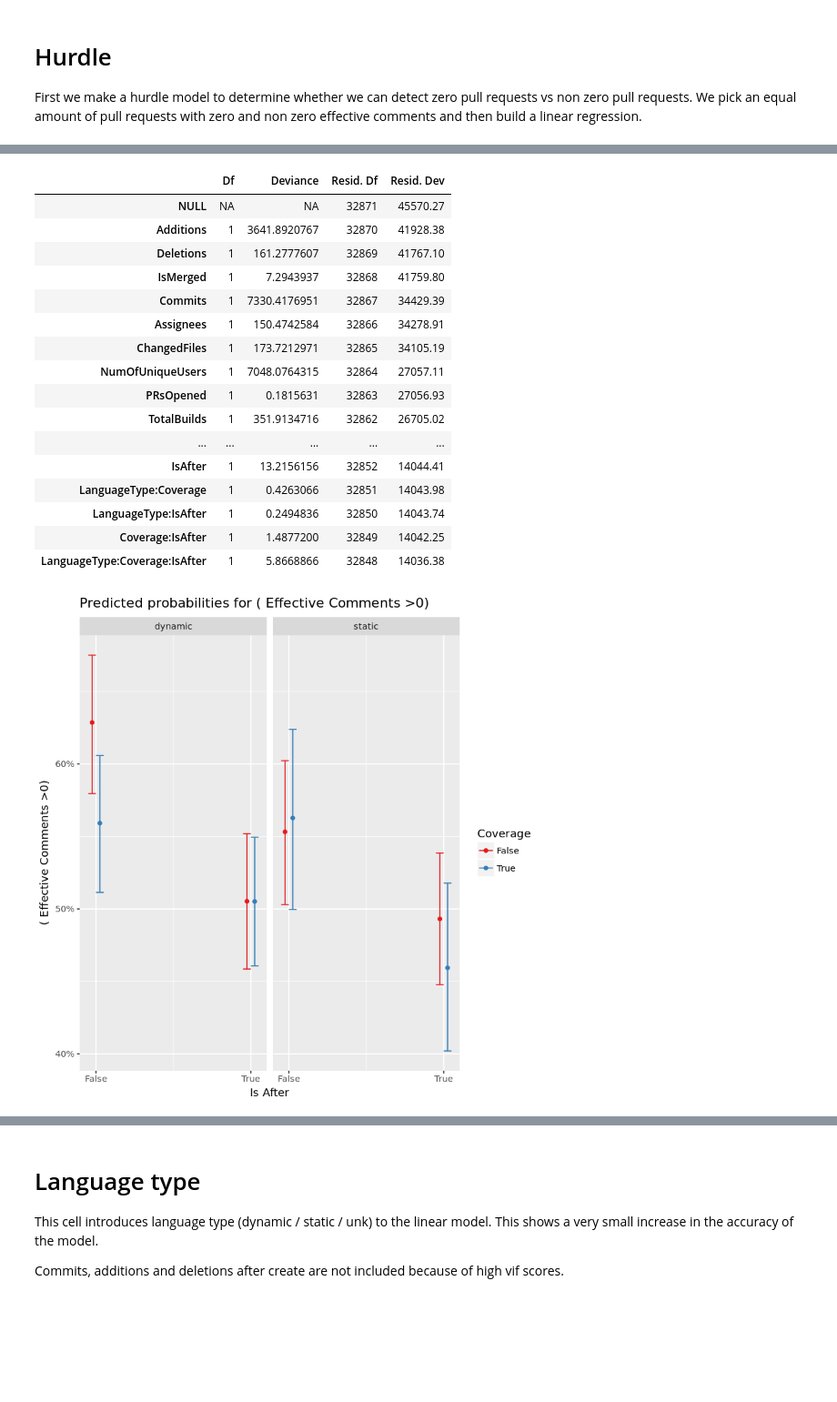
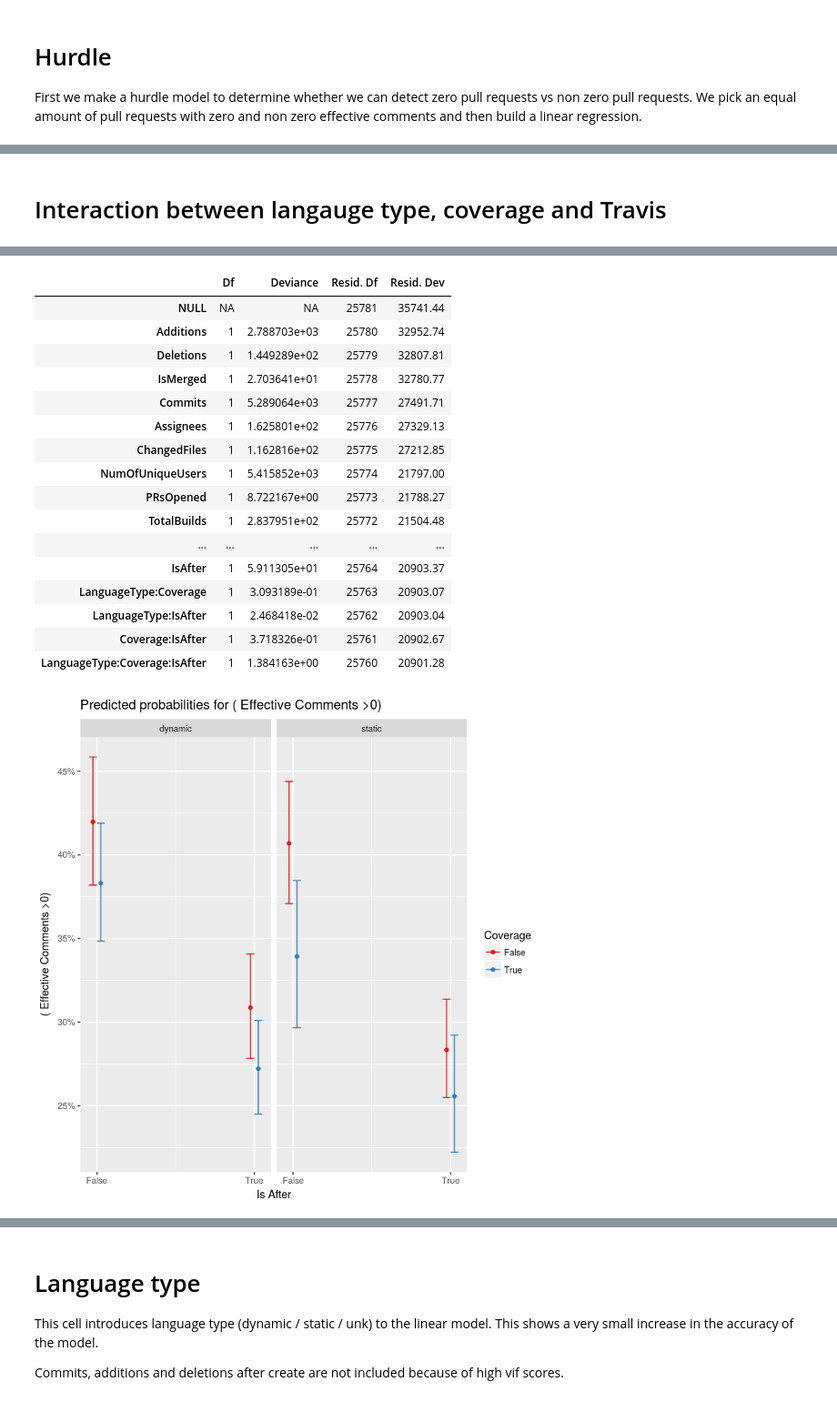
Before and after one commit to TheDutchDevil/code_reviews, a Jupyter notebook: analysis/effective_comments_models.ipynb, the cells around one changed output, grey strips where cells are left out. Shown: that part at 91% size. Drawn from its saved outputs; the diff is of its cells as text; code cells hidden in the pictures; blank space fills up the shorter version.

```diff
--- a/analysis/effective_comments_models.ipynb
+++ b/analysis/effective_comments_models.ipynb
@@ -641,3 +633,5 @@ PrOpenedDaysAfterProjectStart                  FromOutsider
+# %% [markdown]
+# Interaction between langauge type, coverage and Travis
 # %%
 hurdleModelInteractionLanguageCoverage = glm((EffectiveComments > 0) ~
             Additions +
@@ -652,12 +646,7 @@ hurdleModelInteractionLanguageCoverage = glm((EffectiveComments > 0) ~
             NewContributor +
             PrOpenedDaysAfterProjectStart +
             FromOutsider +
-            #TotalReviewComments +
-            TotalReviewCommentThreads +
             GeneralComments +
-            CommitsAfterCreate +
-            #AdditionsAfterCreate +
-            #DeletionsAfterCreate +
             Linter +
             LanguageType *
             Coverage*
@@ -710,18 +699,18 @@ LanguageType:Coverage:IsAfter
 |  | Df | Deviance | Resid. Df | Resid. Dev |
-| NULL | NA | NA | 32871 | 45570.27 |
-| Additions | 1 | 3641.8920767 | 32870 | 41928.38 |
-| Deletions | 1 | 161.2777607 | 32869 | 41767.10 |
-| IsMerged | 1 | 7.2943937 | 32868 | 41759.80 |
-| Commits | 1 | 7330.4176951 | 32867 | 34429.39 |
-| Assignees | 1 | 150.4742584 | 32866 | 34278.91 |
-| ChangedFiles | 1 | 173.7212971 | 32865 | 34105.19 |
-| NumOfUniqueUsers | 1 | 7048.0764315 | 32864 | 27057.11 |
-| PRsOpened | 1 | 0.1815631 | 32863 | 27056.93 |
-| TotalBuilds | 1 | 351.9134716 | 32862 | 26705.02 |
+| NULL | NA | NA | 25781 | 35741.44 |
+| Additions | 1 | 2.788703e+03 | 25780 | 32952.74 |
+| Deletions | 1 | 1.449289e+02 | 25779 | 32807.81 |
+| IsMerged | 1 | 2.703641e+01 | 25778 | 32780.77 |
+| Commits | 1 | 5.289064e+03 | 25777 | 27491.71 |
+| Assignees | 1 | 1.625801e+02 | 25776 | 27329.13 |
+| ChangedFiles | 1 | 1.162816e+02 | 25775 | 27212.85 |
+| NumOfUniqueUsers | 1 | 5.415852e+03 | 25774 | 21797.00 |
+| PRsOpened | 1 | 8.722167e+00 | 25773 | 21788.27 |
+| TotalBuilds | 1 | 2.837951e+02 | 25772 | 21504.48 |
 | ... | ... | ... | ... | ... |
-| IsAfter | 1 | 13.2156156 | 32852 | 14044.41 |
-| LanguageType:Coverage | 1 | 0.4263066 | 32851 | 14043.98 |
-| LanguageType:IsAfter | 1 | 0.2494836 | 32850 | 14043.74 |
-| Coverage:IsAfter | 1 | 1.4877200 | 32849 | 14042.25 |
-| LanguageType:Coverage:IsAfter | 1 | 5.8668866 | 32848 | 14036.38 |
+| IsAfter | 1 | 5.911305e+01 | 25764 | 20903.37 |
+| LanguageType:Coverage | 1 | 3.093189e-01 | 25763 | 20903.07 |
+| LanguageType:IsAfter | 1 | 2.468418e-02 | 25762 | 20903.04 |
+| Coverage:IsAfter | 1 | 3.718326e-01 | 25761 | 20902.67 |
+| LanguageType:Coverage:IsAfter | 1 | 1.384163e+00 | 25760 | 20901.28 |
-[figure, old version]
+[figure, new version]
```
Also changed, not shown: parts of 28 cells of this notebook, 10 other files.
